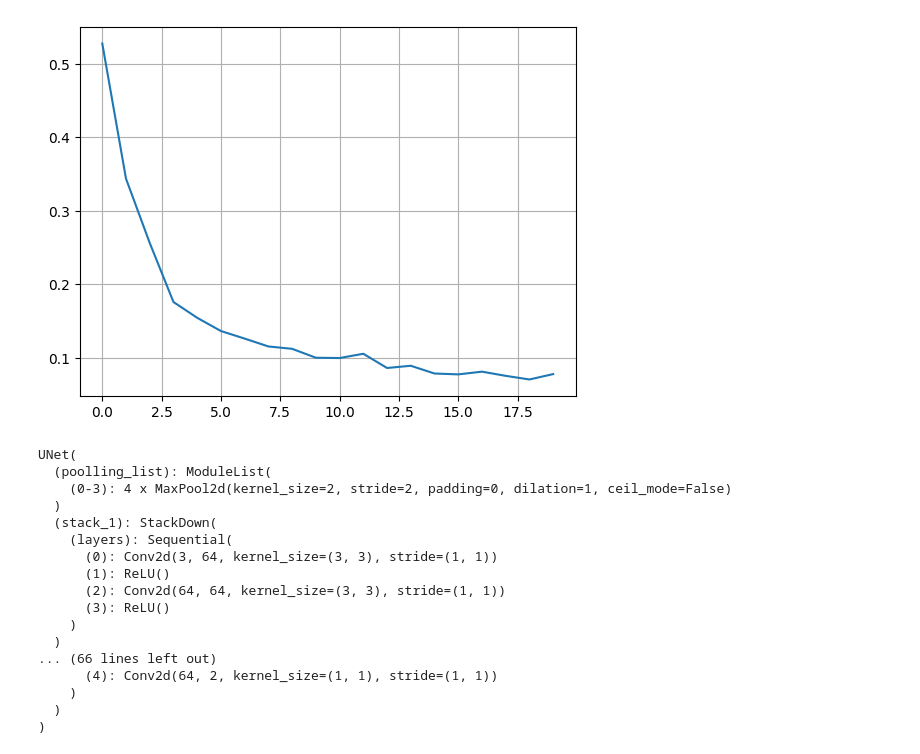
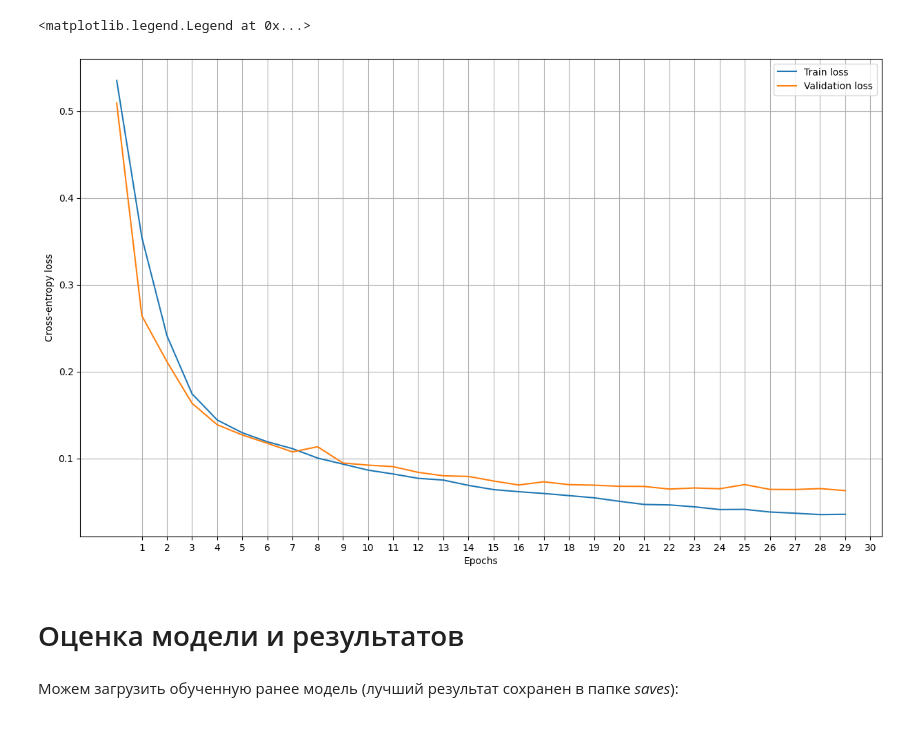
Before and after one commit to diuzhevVlad/UNet, a Jupyter notebook: demo.ipynb, the cells around one changed output. Drawn from its saved outputs; the diff is of its cells as text; code cells hidden in the pictures.

```diff
--- a/demo.ipynb
+++ b/demo.ipynb
@@ -42,6 +102,6 @@ val_dataloader = DataLoader(val_dataset, shuffle=False, batch_size=BATCH_SZ, pin
 # %%
-unet_model = UNet(2).to(device)
-lossFunc = CrossEntropyLoss()
-opt = Adam(unet_model.parameters(), lr=0.001)
+unet_model = UNet(num_classes=2).to(device) # Создадим модель
+lossFunc = CrossEntropyLoss() # Объявим функцию потерь - стандарная для классификации/сегментации
+opt = Adam(unet_model.parameters(), lr=0.001) # Оптимизатор
 train_steps = len(train_dataset) // BATCH_SZ
 val_steps = len(val_dataset) // BATCH_SZ
@@ -48,10 +110,13 @@ val_steps = len(val_dataset) // BATCH_SZ
 # %%
 stats = {"loss train": [], "loss val": []}
-for epoch in tqdm.tqdm(range(EPOCHS)):
+start_time = time.time()
+prev_time = time.time()
+for epoch in range(EPOCHS):
+	print(f"[INFO] EPOCH: {epoch + 1}/{EPOCHS}")
 	unet_model.train()
 	totalTrainLoss = 0
-	totalTestLoss = 0
-	print("[INFO] Training...")
+	totalValLoss = 0
+	print("Training...")
 	for (i, (x, y)) in enumerate(train_dataloader):
 		(x, y) = (x.to(device), y.to(device))
 		pred = unet_model(x)
@@ -61,21 +126,27 @@ for epoch in tqdm.tqdm(range(EPOCHS)):
 		loss.backward()
 		opt.step()
 		totalTrainLoss += loss
-	print("[INFO] Validation...")
+	print("Validation...")
 	with torch.no_grad():
 		unet_model.eval()
 		for (x, y) in val_dataloader:
 			(x, y) = (x.to(device), y.to(device))
 			pred = unet_model(x)
-			totalTestLoss += lossFunc(pred, y)
+			totalValLoss += lossFunc(pred, y)
 
 	avgTrainLoss = totalTrainLoss / train_steps
-	avgTestLoss = totalTestLoss / val_steps
+	avgValLoss = totalValLoss / val_steps
 	stats["loss train"].append(avgTrainLoss.cpu().detach().numpy())
-	stats["loss val"].append(avgTestLoss.cpu().detach().numpy())
-	print("[INFO] EPOCH: {}/{}".format(epoch + 1, EPOCHS))
-	print("Train loss: {:.6f}, Validation loss: {:.4f}".format(
-		avgTrainLoss, avgTestLoss))
+	stats["loss val"].append(avgValLoss.cpu().detach().numpy())
+
+
+
 	if epoch > 0 and (epoch+1) % 5 == 0:
+		print("Saving...")
 		torch.save(unet_model,f"saves/weights_{epoch+1}_epoch.pt")
+	now_time = time.time()
+	print(f"Train average loss: {avgTrainLoss}, Validation average loss: {avgValLoss}")
+	print(f"Time per epoch: {int((now_time - prev_time)//60)}m {int((now_time - prev_time) % 60)}s, Total time: {int((now_time-start_time)//3600)}h {int(((now_time-start_time)%3600)//60 + 1)}m")
+	print()
+	prev_time = now_time
 # %% [output]
@@ -129,31 +170,16 @@ Train loss: 0.095678, Validation loss: 0.0998
 # %%
-plt.plot(range(EPOCHS),stats["loss train"],label="Train loss")
-plt.plot(range(EPOCHS),stats["loss val"],label="Validation loss")
+plt.plot(range(len(stats["loss train"])),stats["loss train"],label="Train loss")
+plt.plot(range(len(stats["loss val"])),stats["loss val"],label="Validation loss")
 plt.xlabel("Epochs")
 plt.ylabel("Cross-entropy loss")
 plt.xticks(list(range(1,EPOCHS+1)))
 plt.grid(True)
 plt.legend()
 # %% [output]
+<matplotlib.legend.Legend at 0x...>
-[figure, old version]
+[figure, new version]
-# %%
-unet_model.eval()
-# %% [output]
-UNet(
-  (poolling_list): ModuleList(
-    (0-3): 4 x MaxPool2d(kernel_size=2, stride=2, padding=0, dilation=1, ceil_mode=False)
-  )
-  (stack_1): StackDown(
-    (layers): Sequential(
-      (0): Conv2d(3, 64, kernel_size=(3, 3), stride=(1, 1))
-      (1): ReLU()
-      (2): Conv2d(64, 64, kernel_size=(3, 3), stride=(1, 1))
-      (3): ReLU()
-    )
-  )
-... (66 lines left out)
-      (4): Conv2d(64, 2, kernel_size=(1, 1), stride=(1, 1))
-    )
-  )
-)
+# %% [markdown]
+# Оценка модели и результатов
+# %% [markdown]
+Можем загрузить обученную ранее модель (лучший результат сохранен в папке *saves*):
 # %%
```
Also changed, not shown: parts of 34 cells of this notebook, 1 other file.
